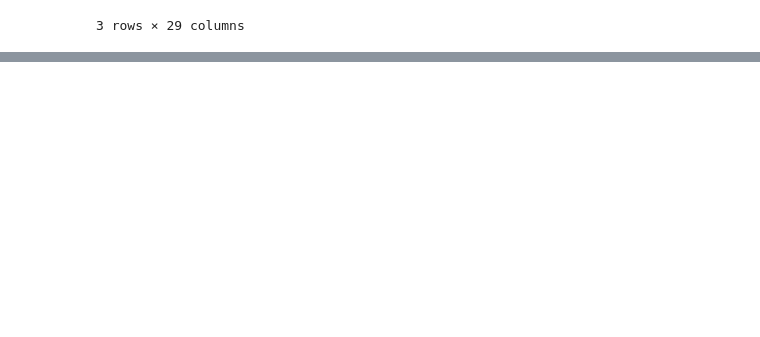
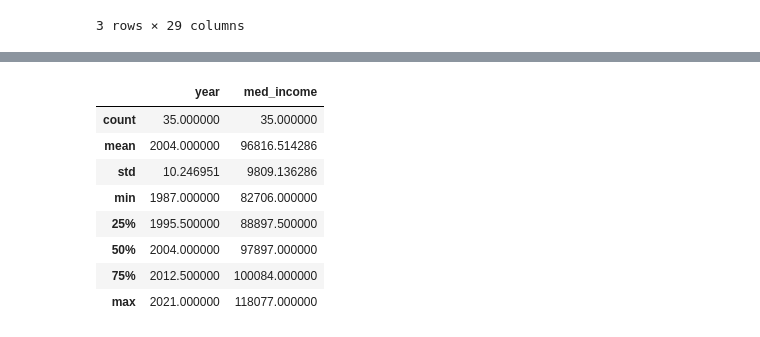
Before and after one commit to SchreinerJS/schreinerj_capstone, a Jupyter notebook: notebooks/f10_f11_cleaned_merged.ipynb, the cells around one changed output, grey strips where cells are left out. Saved outputs shown, nothing was run; the diff lists cells and outputs as text; code cells hidden in the pictures; blank space fills up the shorter version.

Commit message:
inc_table_correction

```diff
--- a/notebooks/f10_f11_cleaned_merged.ipynb
+++ b/notebooks/f10_f11_cleaned_merged.ipynb
@@ -695,0 +696,10 @@ f10_f11_1987.to_csv('../data/single_parent/census/historical_income_families/f10
+# %%
+#pull needed data
+married_couple_med = f10_f11_1987[['year', 'mc_med_2021']]
+
+#create a column for family type
+married_couple_med['family_type'] = 'married_couple'
+
+#rename columns
+married_couple_med = married_couple_med.rename(columns = {'mc_med_2021': 'med_income'})
+married_couple_med.head()
@@ -695,0 +718,12 @@ f10_f11_1987.to_csv('../data/single_parent/census/historical_income_families/f10
+# %%
+married_couple_med.describe()
+# %% [output]
+|  | year | med_income |
+| count | 35.000000 | 35.000000 |
+| mean | 2004.000000 | 96816.514286 |
+| std | 10.246951 | 9809.136286 |
+| min | 1987.000000 | 82706.000000 |
+| 25% | 1995.500000 | 88897.500000 |
+| 50% | 2004.000000 | 97897.000000 |
+| 75% | 2012.500000 | 100084.000000 |
+| max | 2021.000000 | 118077.000000 |
```
Also changed, not shown: parts of 17 cells of this notebook, 1 other file.
